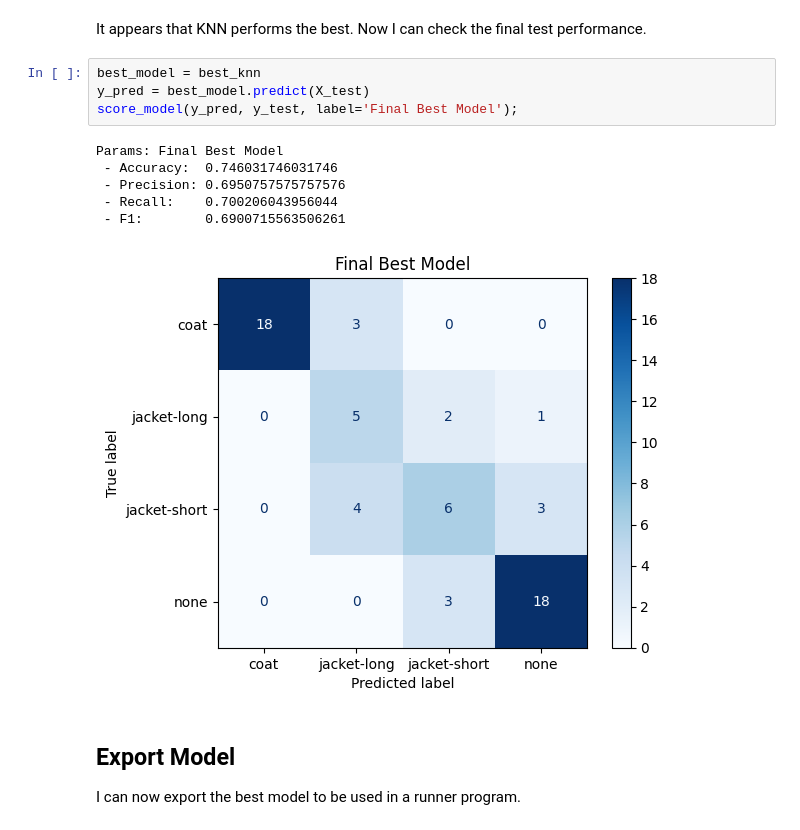
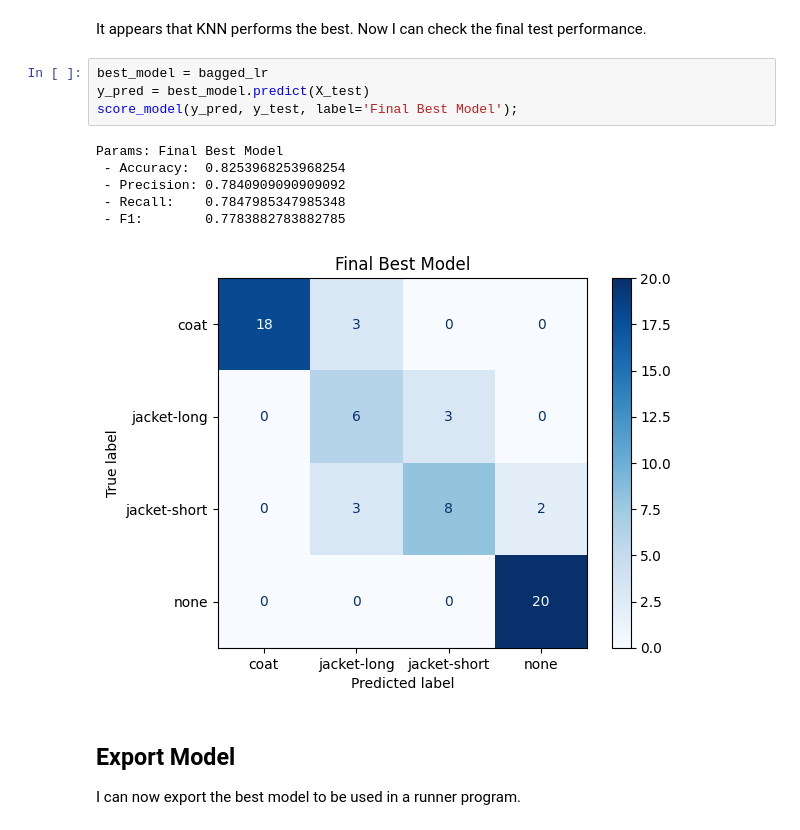
Before and after one commit to tikkikkit21/WeatherML, a Jupyter notebook: research.ipynb, the cells around one changed output. Cells and saved outputs as stored; diff of their text form.

Commit message:
Update best model and scaler
Related to #24

```diff
--- a/research.ipynb
+++ b/research.ipynb
@@ -790,16 +790,16 @@ plt.show()
 # %% [markdown]
 It appears that KNN performs the best. Now I can check the final test performance.
 # %%
-best_model = best_knn
+best_model = bagged_lr
 y_pred = best_model.predict(X_test)
 score_model(y_pred, y_test, label='Final Best Model');
 # %% [output]
 Params: Final Best Model
- - Accuracy:  0.746031746031746
- - Precision: 0.6950757575757576
- - Recall:    0.700206043956044
- - F1:        0.6900715563506261
+ - Accuracy:  0.8253968253968254
+ - Precision: 0.7840909090909092
+ - Recall:    0.7847985347985348
+ - F1:        0.7783882783882785
-[figure, old version]
+[figure, new version]
 # %% [markdown]
 ## Export Model
 I can now export the best model to be used in a runner program.
```
Also changed, not shown: 2 other files.
